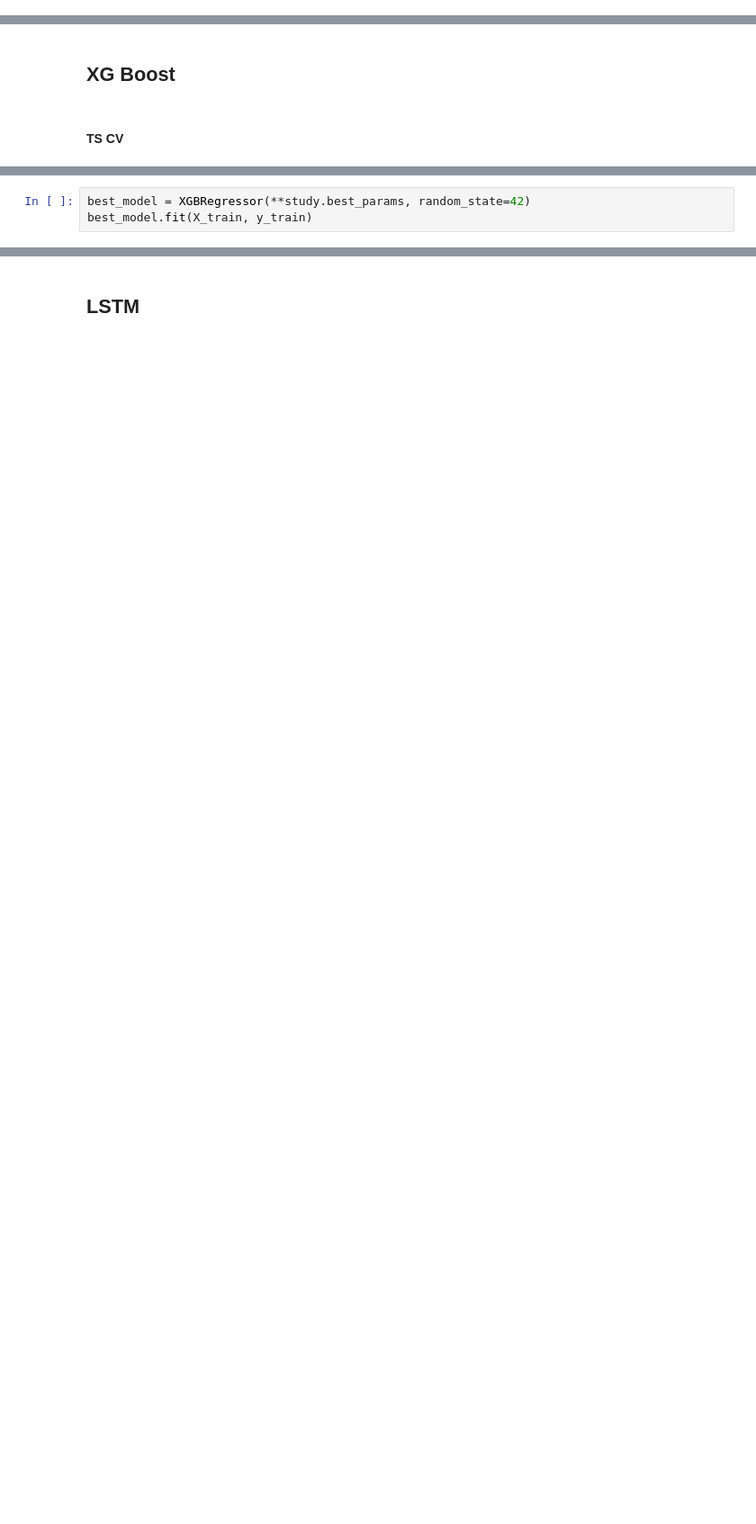
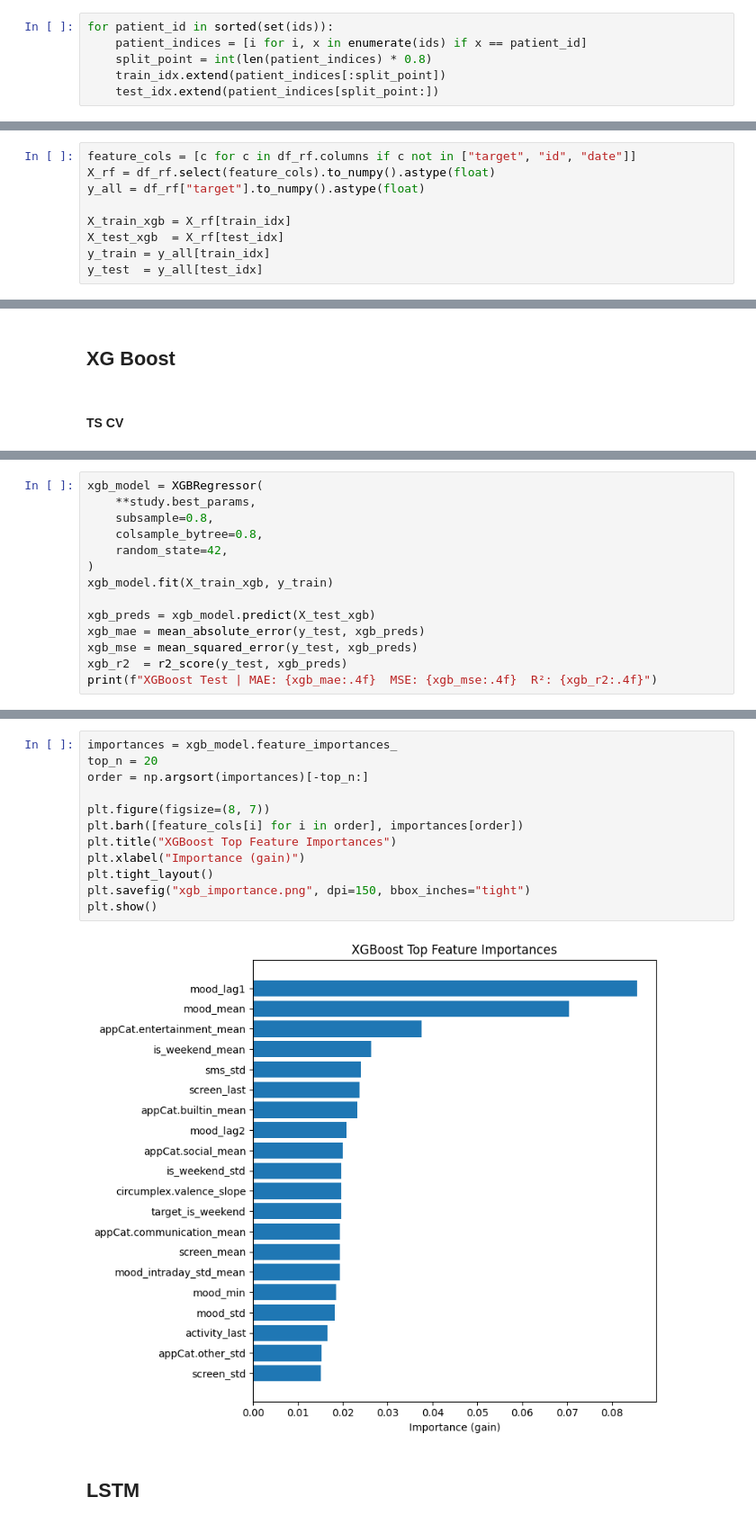
Before and after one commit to myriamth04/Data-Mining, a Jupyter notebook: numerical_prediction.ipynb, the cells around one changed output, grey strips where cells are left out. Shown at 90% size. Cells and saved outputs as stored; diff of their text form; blank space fills up the shorter version.

Commit message:
Adds final numerical prediction model + minor changes

```diff
--- a/numerical_prediction.ipynb
+++ b/numerical_prediction.ipynb
@@ -51,0 +56,6 @@ y_test = test_df.select("target")
+# %%
+for patient_id in sorted(set(ids)):
+    patient_indices = [i for i, x in enumerate(ids) if x == patient_id]
+    split_point = int(len(patient_indices) * 0.8)
+    train_idx.extend(patient_indices[:split_point])
+    test_idx.extend(patient_indices[split_point:])
@@ -51,0 +64,9 @@ y_test = test_df.select("target")
+# %%
+feature_cols = [c for c in df_rf.columns if c not in ["target", "id", "date"]]
+X_rf = df_rf.select(feature_cols).to_numpy().astype(float)
+y_all = df_rf["target"].to_numpy().astype(float)
+
+X_train_xgb = X_rf[train_idx]
+X_test_xgb  = X_rf[test_idx]
+y_train = y_all[train_idx]
+y_test  = y_all[test_idx]
@@ -95,3 +147,0 @@ Best params: {'n_estimators': 212, 'max_depth': 3, 'learning_rate': 0.0122620966
-# %%
-best_model = XGBRegressor(**study.best_params, random_state=42)
-best_model.fit(X_train, y_train)
@@ -123,0 +148,14 @@ Test MSE: 0.434926261721773
+# %%
+xgb_model = XGBRegressor(
+    **study.best_params,
+    subsample=0.8,
+    colsample_bytree=0.8,
+    random_state=42,
+)
+xgb_model.fit(X_train_xgb, y_train)
+
+xgb_preds = xgb_model.predict(X_test_xgb)
+xgb_mae = mean_absolute_error(y_test, xgb_preds)
+xgb_mse = mean_squared_error(y_test, xgb_preds)
+xgb_r2  = r2_score(y_test, xgb_preds)
+print(f"XGBoost Test | MAE: {xgb_mae:.4f}  MSE: {xgb_mse:.4f}  R²: {xgb_r2:.4f}")
@@ -124,2 +164,16 @@ Test MSE: 0.434926261721773
+# %%
+importances = xgb_model.feature_importances_
+top_n = 20
+order = np.argsort(importances)[-top_n:]
+
+plt.figure(figsize=(8, 7))
+plt.barh([feature_cols[i] for i in order], importances[order])
+plt.title("XGBoost Top Feature Importances")
+plt.xlabel("Importance (gain)")
+plt.tight_layout()
+plt.savefig("xgb_importance.png", dpi=150, bbox_inches="tight")
+plt.show()
+# %% [output]
+[figure, added]
 # %% [markdown]
 ## LSTM
```
Also changed, not shown: parts of 45 cells of this notebook, 10 other files.
